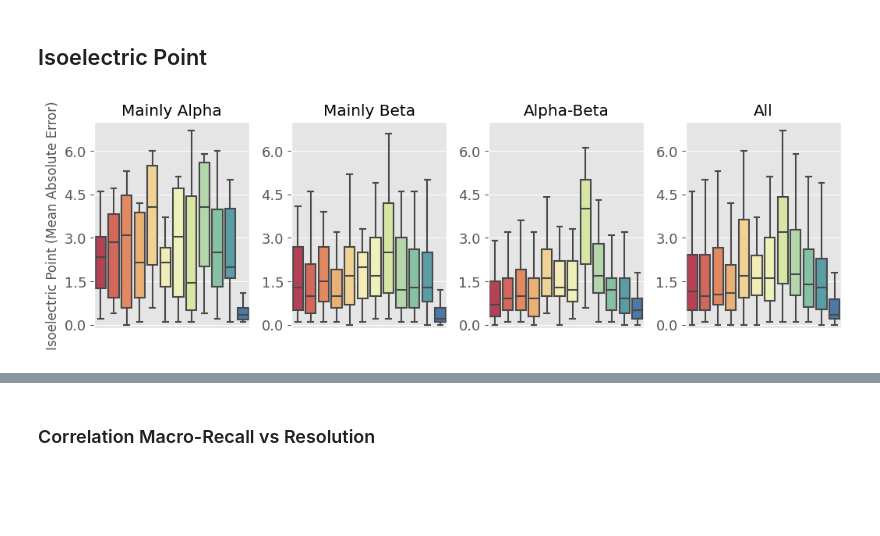
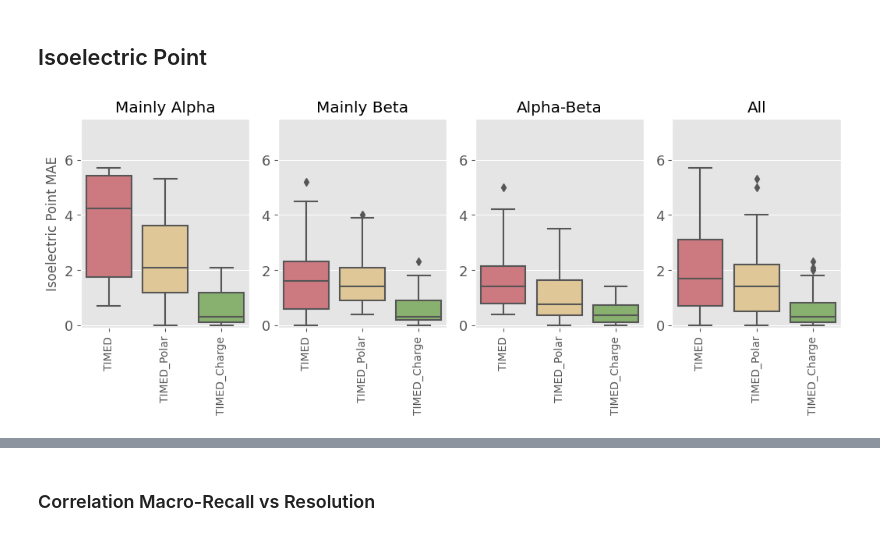
Before and after one commit to wells-wood-research/pdb-compare, a Jupyter notebook: plot_figures.ipynb, the cells around one changed output, grey strips where cells are left out. Cells and saved outputs as stored; diff of their text form; code cells hidden in the pictures; blank space fills up the shorter version.

```diff
--- a/plot_figures.ipynb
+++ b/plot_figures.ipynb
@@ -132,5 +255,5 @@ Create accuracy file and divide by fold class
 # %%
 cath_location = "/scratch/pdb-compare/sequence-recovery-benchmark/cath-domain-description-file.txt"
 cath_df = get_cath.read_data(cath_location)
-df = get_cath.filter_with_user_list(cath_df,'/scratch/pdb-compare/sequence-recovery-benchmark/single_chain.txt')
+df = get_cath.filter_with_user_list(cath_df,'/scratch/pdb-compare/sequence-recovery-benchmark/dataset_visualization/crystal_structure_set.txt') #single_chain.txt')
 df = get_cath.append_sequence(df, PATH_TO_PDB)
@@ -173,3 +334,5 @@ TIMED_charge
+# %%
+nord_palette = ["#66788fff","#f0f4f9ff","#9fd5c7ff","#849fc2ff","#5173b8ff", "#464646", "#db6b75ff", "#EBCB8B","#85bb63ff","#c6a2c6ff", "#adadad"]
 # %% [markdown]
 ## RMSD Plot
 # %%
@@ -554,7 +740,7 @@ def set_size(width, fraction=1):
     # Figure width in inches
     fig_width_in = fig_width_pt * inches_per_pt
     # Figure height in inches
-    fig_height_in = fig_width_in * golden_ratio / 2
+    fig_height_in = fig_width_in * golden_ratio / 1.5
 
     return fig_width_in, fig_height_in
 
@@ -582,7 +768,7 @@ for c in range(1,5):
     sequences = []
 
     median = 0
-    for i, model_name in enumerate(model_names):
+    for i, model_name in enumerate(model_names[:-2]):
         df = pd.read_csv(f"performance/{model_name}_performance.csv")
         df.sort_values(by="PDB", inplace=True)
 
@@ -621,10 +807,10 @@ for c in range(1,5):
         if model_name == "evoEF2":
             median = np.median(y)
 
-    SHOW_OUTLIERS = False
+    SHOW_OUTLIERS = True
     # Do boxplots
     # 1 - RMSD
-    sns.boxplot(data=data_recall, ax = axes[c-1], showfliers = SHOW_OUTLIERS, palette=sns.color_palette("Spectral", n_colors=len(model_names)))
+    sns.boxplot(data=data_recall, ax = axes[c-1], showfliers = SHOW_OUTLIERS, palette=sns.set_palette(nord_palette))
     axes[c-1].set_title(f'{class_names[c-1]}') #, fontsize=20)
     if RMSD_100:
         ax.set_ylabel('Macro-Recall (%)')  # , fontsize=20)
@@ -633,7 +819,11 @@ for c in range(1,5):
     axes[c-1].tick_params(axis='x') #, labelsize=18)
     axes[c-1].tick_params(axis='y', labelsize=13)
     axes[c-1].yaxis.set_major_locator(plt.MaxNLocator(5))
-    axes[c-1].axes.xaxis.set_visible(False)
+#    axes[c-1].axes.xaxis.set_visible(False)
+    axes[c-1].set_xticklabels(better_names[:-2], rotation=90)
+    labels = axes[c-1].get_xticklabels()
+    #if 0 <= final_model_index < len(labels):
+    labels[-1].set_weight('bold')
     # if c-1 == 0:
     #     axes[c-1].set_ylim(ymin=0, ymax=median+1) #, ymax=np.max(data_rmsd))
     # else:
@@ -663,7 +853,7 @@ for c in range(1,5):
     del data_rmsd; del data_accuracy; del data_recall
 
 plt.tight_layout()
+plt.savefig(f"final_img_2023/boxplot_recall.pdf", dpi=300)
 plt.show()
-#plt.savefig(f"boxplot_RMSD_Norm_{RMSD_100}.eps", dpi=300)
 plt.close()
 # %% [output]
@@ -858,36 +1461,6 @@ import pandas as pd
 import numpy as np
 import seaborn as sns
 
-def set_size(width, fraction=1):
-    """ Set aesthetic figure dimensions to avoid scaling in latex.
-
-    Parameters
-    ----------
-    width: float
-            Width in pts
-    fraction: float
-            Fraction of the width which you wish the figure to occupy
-
-    Returns
-    -------
-    fig_dim: tuple
-            Dimensions of figure in inches
-    """
-    # Width of figure
-    fig_width_pt = width * fraction
-
-    # Convert from pt to inches
-    inches_per_pt = 1 / 72.27
-
-    # Golden ratio to set aesthetic figure height
-    golden_ratio = (5 ** 0.5 - 1) / 2
-
-    # Figure width in inches
-    fig_width_in = fig_width_pt * inches_per_pt
-    # Figure height in inches
-    fig_height_in = fig_width_in * golden_ratio / 2
-
-    return fig_width_in, fig_height_in
 
 
 RMSD_100 = True
@@ -914,11 +1487,10 @@ for c in range(1,5):
     data_recall = []
 
     median = 0
-    for i, model_name in enumerate(model_names):
+    for i, model_name in enumerate(model_names[6:]):
         df = pd.read_csv(f"performance/{model_name}_performance.csv")
         df.sort_values(by="PDB", inplace=True)
-
-        x = df.resolutionm.to_numpy()
+        x = df.iso.to_numpy()
         z = df.accuracy.to_numpy() * 100
         y_nan = df.rmsd.to_numpy()
         # Remove NaN
@@ -941,62 +1513,55 @@ for c in range(1,5):
         # except:
         #     pass
         #print(f"There are {len(x)} structures for class {c} - {class_names[c-1]}")
-        if RMSD_100 == True:
-            rmsd_100 = []
-            for curr_rsmd, curr_len in zip(y, sequences):
-                rmsd_100.append(curr_rsmd / (1 + np.log(curr_len/100)))
-            data_rmsd.append(np.array(rmsd_100))
-        else:
-            data_rmsd.append(y)
         data_charge.append(x)
         data_accuracy.append(x)
         if model_name == "evoEF2":
             median = np.median(y)
 
-    SHOW_OUTLIERS = False
+    SHOW_OUTLIERS = True
     # Do boxplots
     # 1 - RMSD
-    sns.boxplot(data=data_charge, ax = axes[c-1], showfliers = SHOW_OUTLIERS, palette=sns.color_palette("Spectral", n_colors=len(model_names)))
+    sns.boxplot(data=data_charge, ax = axes[c-1], showfliers = SHOW_OUTLIERS, palette=sns.set_palette(nord_palette[6:]))
     axes[c-1].set_title(f'{class_names[c-1]}') #, fontsize=20)
     if RMSD_100:
-        ax.set_ylabel('Isoelectric Point (Mean Absolute Error)')  # , fontsize=20)
+        ax.set_ylabel('Isoelectric Point MAE')  # , fontsize=20)
     else:
         ax.set_ylabel('RMSD ($\AA$)') #, fontsize=20)
     axes[c-1].tick_params(axis='x') #, labelsize=18)
     axes[c-1].tick_params(axis='y', labelsize=13)
     axes[c-1].yaxis.set_major_locator(plt.MaxNLocator(5))
-    axes[c-1].axes.xaxis.set_visible(False)
+    axes[c-1].set_xticklabels(better_names[6:], rotation=90)
     # if c-1 == 0:
     #     axes[c-1].set_ylim(ymin=0, ymax=median+1) #, ymax=np.max(data_rmsd))
     # else:
-    axes[c-1].set_ylim(ymin=-.1, ymax=7)
+    axes[c-1].set_ylim(ymin=-.1, ymax=7.5)
     #axes[c-1].axhline(3,  ls='--')
 
     # 2 - Macro Recall
     # sns.boxplot(data=data_recall, ax = ax2, showfliers = SHOW_OUTLIERS)
     # xtickNames = plt.setp(ax2, xticklabels=models)
     # plt.setp(xtickNames, rotation=45, fontsize=18)
     # ax2.set_ylabel('Macro-Recall (%)', fontsize=20)
     # ax2.tick_params(axis='x', labelsize=13)
     # ax2.tick_params(axis='y', labelsize=18)
     # ax2.set_ylim(ymin=0)
     #
     #
     # sns.boxplot(data=data_accuracy, ax = ax3, showfliers = SHOW_OUTLIERS)
     # xtickNames = plt.setp(ax3, xticklabels=models)
     # plt.setp(xtickNames, rotation=45, fontsize=18)
     # ax3.set_xlabel('Models', fontsize=20)
     # ax3.set_ylabel('Accuracy (%)', fontsize=20)
     # ax3.tick_params(axis='x', labelsize=13)
     # ax3.tick_params(axis='y', labelsize=18)
     # ax3.set_ylim(ymin=0) #, ymax=np.max(data_accuracy))
 
 
     del data_rmsd; del data_accuracy; del data_recall
 
 plt.tight_layout()
+plt.savefig(f"final_img_2023/boxplot_iso_chargepolar.pdf", dpi=300)
 plt.show()
-#plt.savefig(f"boxplot_RMSD_Norm_{RMSD_100}.eps", dpi=300)
 plt.close()
 # %% [output]
-[figure, old version]
+[figure, new version]
```
Also changed, not shown: parts of 74 cells of this notebook.
